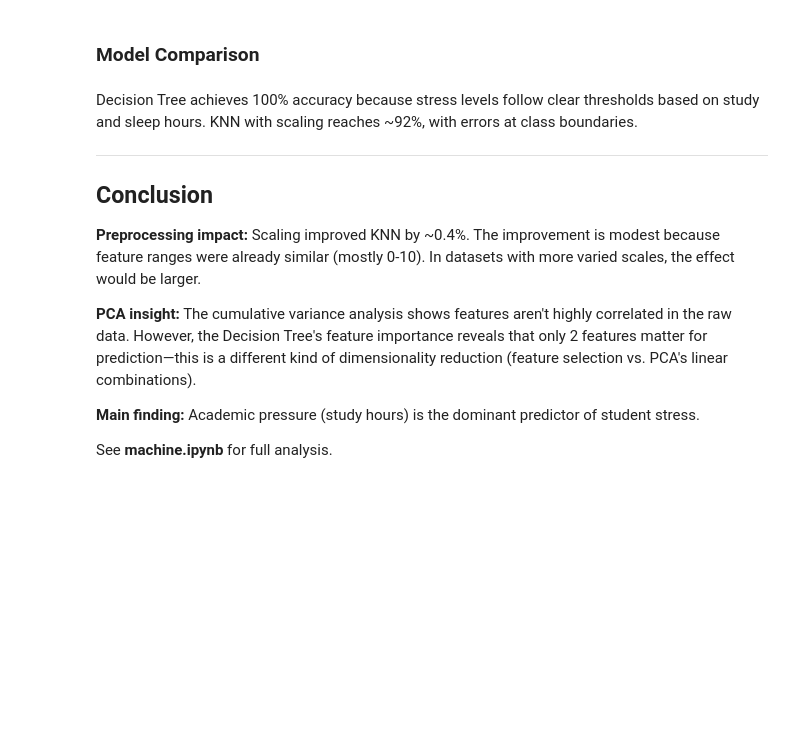
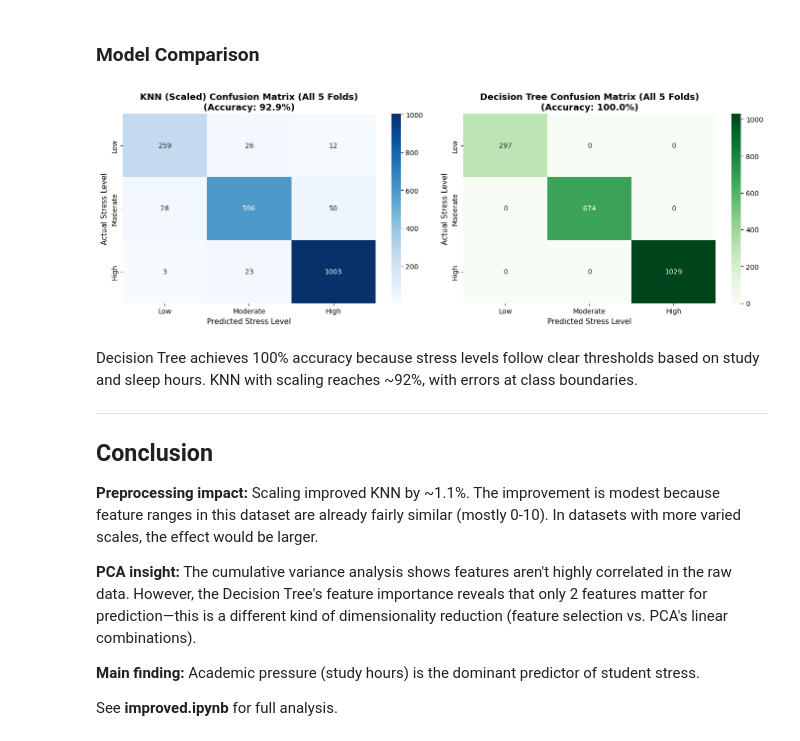
Before and after one commit to jorrewyffels-creator/DataAnalysisAssignements, a Jupyter notebook: FP-7/main.ipynb, the cells around one changed output. Cells and saved outputs as stored; diff of their text form; code cells hidden in the pictures; blank space fills up the shorter version.

```diff
--- a/FP-7/main.ipynb
+++ b/FP-7/main.ipynb
@@ -61,3 +77,7 @@ plot_machine2()
+# %%
+plot_improved2()
+# %% [output]
+[figure, added]
 # %% [markdown]
 Decision Tree achieves 100% accuracy because stress levels follow clear thresholds based on study and sleep hours. KNN with scaling reaches ~92%, with errors at class boundaries.
 
@@ -65,10 +85,10 @@ Decision Tree achieves 100% accuracy because stress levels follow clear threshol
 
 ## Conclusion
 
-**Preprocessing impact:** Scaling improved KNN by ~0.4%.  The improvement is modest because feature ranges were already similar (mostly 0-10). In datasets with more varied scales, the effect would be larger.
+**Preprocessing impact:** Scaling improved KNN by ~1.1%.  The improvement is modest because feature ranges in this dataset are already fairly similar (mostly 0-10). In datasets with more varied scales, the effect would be larger.
 
 **PCA insight:** The cumulative variance analysis shows features aren't highly correlated in the raw data. However, the Decision Tree's feature importance reveals that only 2 features matter for prediction—this is a different kind of dimensionality reduction (feature selection vs. PCA's linear combinations).
 
 **Main finding:** Academic pressure (study hours) is the dominant predictor of student stress.
 
-See **machine.ipynb** for full analysis.
+See **improved.ipynb** for full analysis.
```
Also changed, not shown: parts of 11 cells of this notebook, 1 other file.
